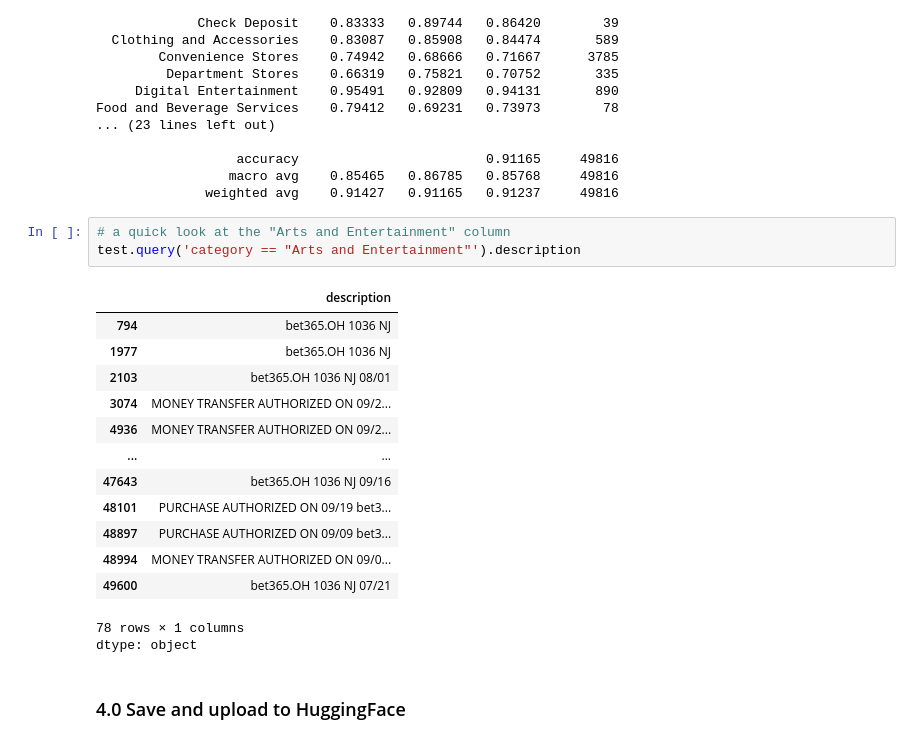
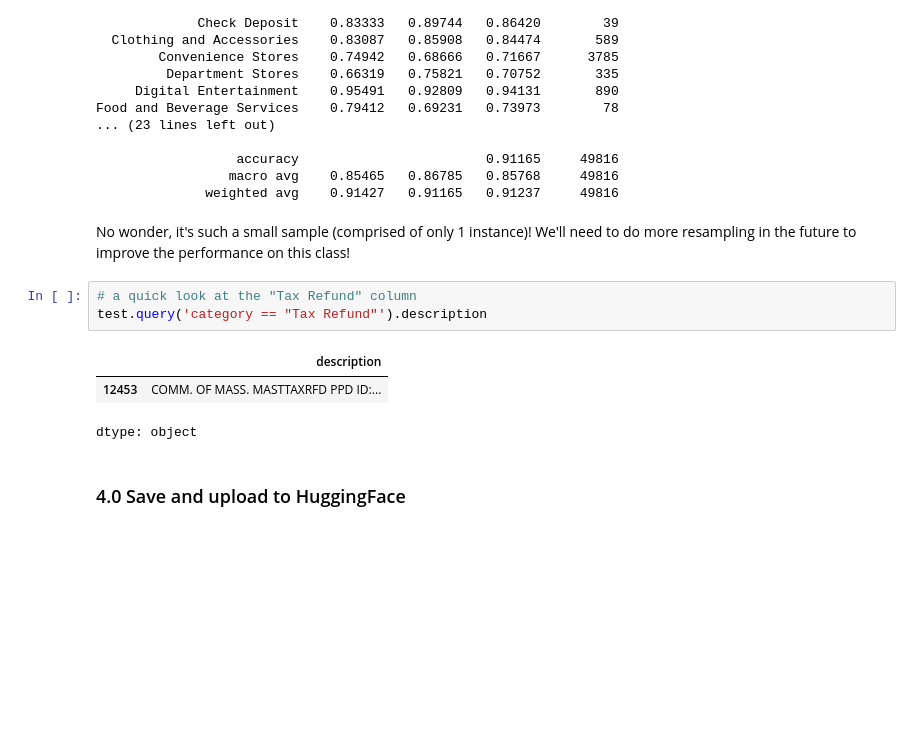
Before and after one commit to wanadzhar913/bank-transaction-classification, a Jupyter notebook: notebooks/02_model_building_deberta_text_only.ipynb, the cells around one changed output. Drawn from its saved outputs; the diff is of its cells as text; blank space fills up the shorter version.

```diff
--- a/notebooks/02_model_building_deberta_text_only.ipynb
+++ b/notebooks/02_model_building_deberta_text_only.ipynb
@@ -324,23 +324,14 @@ Food and Beverage Services    0.79412   0.69231   0.73973        78
                   accuracy                        0.91165     49816
                  macro avg    0.85465   0.86785   0.85768     49816
               weighted avg    0.91427   0.91165   0.91237     49816
+# %% [markdown]
+No wonder, it's such a small sample (comprised of only 1 instance)! We'll need to do more resampling in the future to improve the performance on this class!
 # %%
-# a quick look at the "Arts and Entertainment" column
-test.query('category == "Arts and Entertainment"').description
+# a quick look at the "Tax Refund" column
+test.query('category == "Tax Refund"').description
 # %% [output]
 |  | description |
-| 794 | bet365.OH 1036 NJ |
-| 1977 | bet365.OH 1036 NJ |
-| 2103 | bet365.OH 1036 NJ 08/01 |
-| 3074 | MONEY TRANSFER AUTHORIZED ON 09/2... |
-| 4936 | MONEY TRANSFER AUTHORIZED ON 09/2... |
-| ... | ... |
-| 47643 | bet365.OH 1036 NJ 09/16 |
-| 48101 | PURCHASE AUTHORIZED ON 09/19 bet3... |
-| 48897 | PURCHASE AUTHORIZED ON 09/09 bet3... |
-| 48994 | MONEY TRANSFER AUTHORIZED ON 09/0... |
-| 49600 | bet365.OH 1036 NJ 07/21 |
+| 12453 | COMM. OF MASS. MASTTAXRFD PPD ID:... |
-78 rows × 1 columns
 dtype: object
 # %% [markdown]
 ### 4.0 Save and upload to HuggingFace
```
